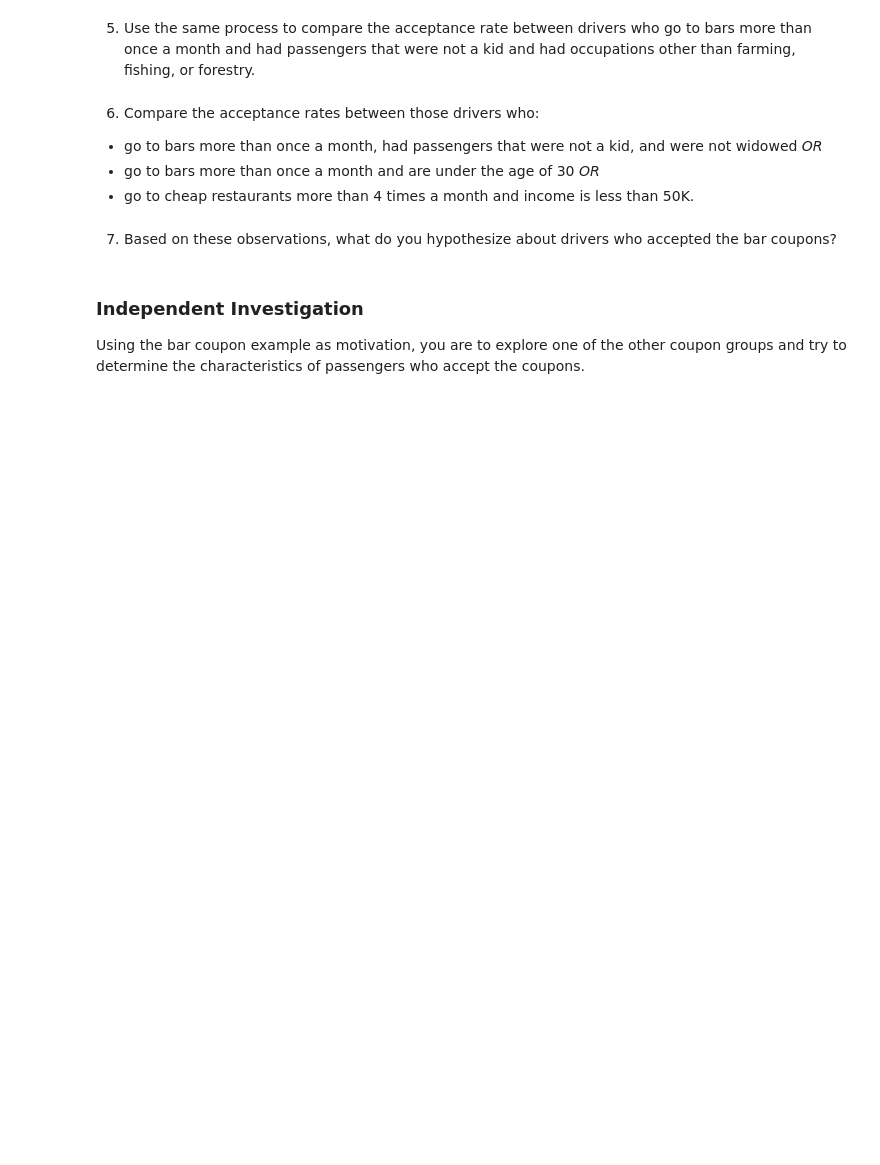
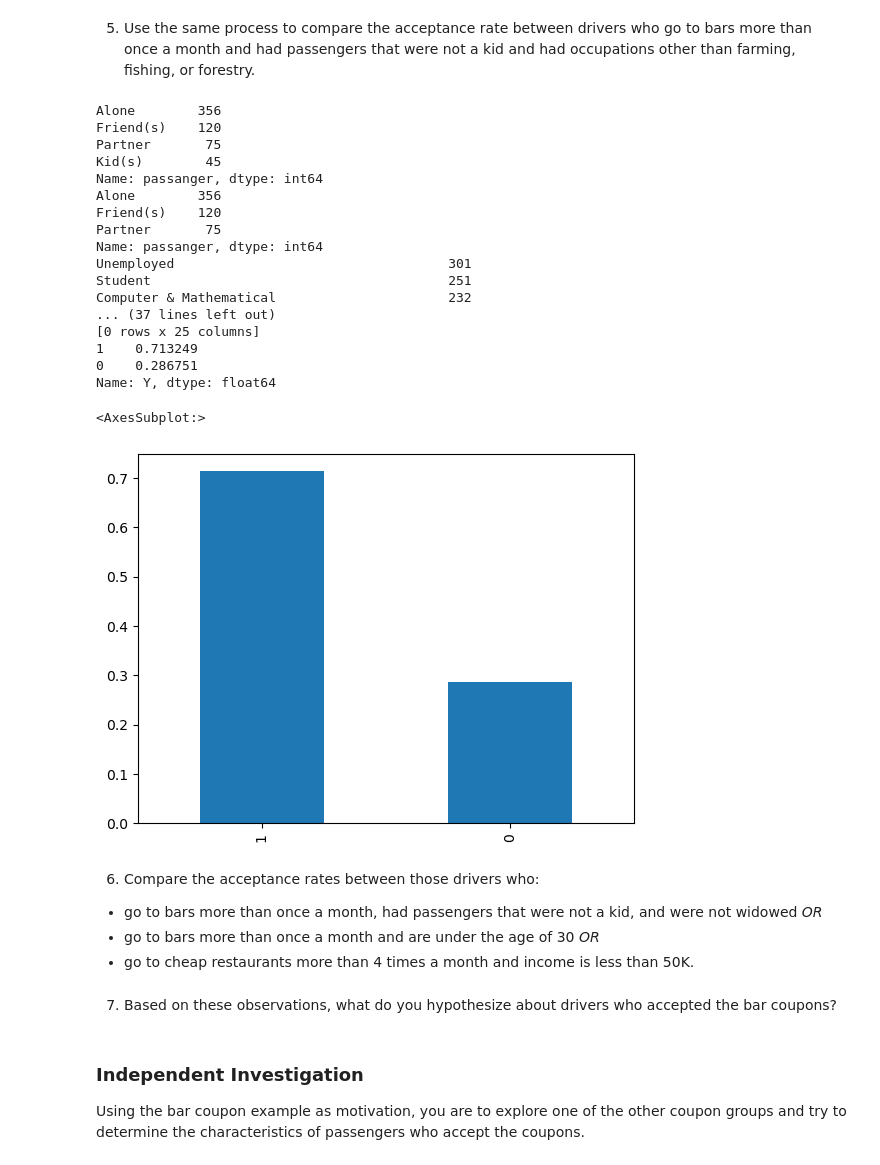
Before and after one commit to bwalsh125/assignment5_1, a Jupyter notebook: prompt.ipynb, the cells around one changed output. Saved outputs shown, nothing was run; the diff lists cells and outputs as text; code cells hidden in the pictures; blank space fills up the shorter version.

```diff
--- a/prompt.ipynb
+++ b/prompt.ipynb
@@ -330,5 +360,46 @@ Accept !(>1 per month >25 years): 535 / 1597 = 0.335003
 # %% [markdown]
 5. Use the same process to compare the acceptance rate between drivers who go to bars more than once a month and had passengers that were not a kid and had occupations other than farming, fishing, or forestry.
+# %%
+# Already calculated drivers >1 month with barc_gt1
+
+# Check for passenger values
+print(barc_gt1['passanger'].value_counts())
+
+# Get no kid passengers by removing Kids(s)
+barc_gt1_nokids = barc_gt1.drop(barc_gt1[barc_gt1['passanger'] == 'Kid(s)'].index, axis=0)
+print(barc_gt1_nokids['passanger'].value_counts())
+
+# Get farming/fishing/forestry, then drop them
+# but I don't see any farming fishing forestry after kids are dropped
+print(barc['occupation'].value_counts())
+print(barc[barc['occupation'] == 'Farming Fishing & Forestry'][['Bar', 'passanger']])
+
+# Actually there are no farming, fishing, forestry >1 month
+print(">1 occupation FFF?", barc_gt1[barc_gt1['occupation'] == 'Farming Fishing & Forestry'])
+
+# Acceptance rate of >1 month without kids, without FFF
+print(barc_gt1_nokids['Y'].value_counts(normalize=True))
+barc_gt1_nokids['Y'].value_counts(normalize=True).plot(kind="bar")
+# %% [output]
+Alone        356
+Friend(s)    120
+Partner       75
+Kid(s)        45
+Name: passanger, dtype: int64
+Alone        356
+Friend(s)    120
+Partner       75
+Name: passanger, dtype: int64
+Unemployed                                   301
+Student                                      251
+Computer & Mathematical                      232
+... (37 lines left out)
+[0 rows x 25 columns]
+1    0.713249
+0    0.286751
+Name: Y, dtype: float64
+<AxesSubplot:>
+[figure, added]
 # %% [markdown]
 6. Compare the acceptance rates between those drivers who:
 
```
Also changed, not shown: parts of 4 cells of this notebook.
